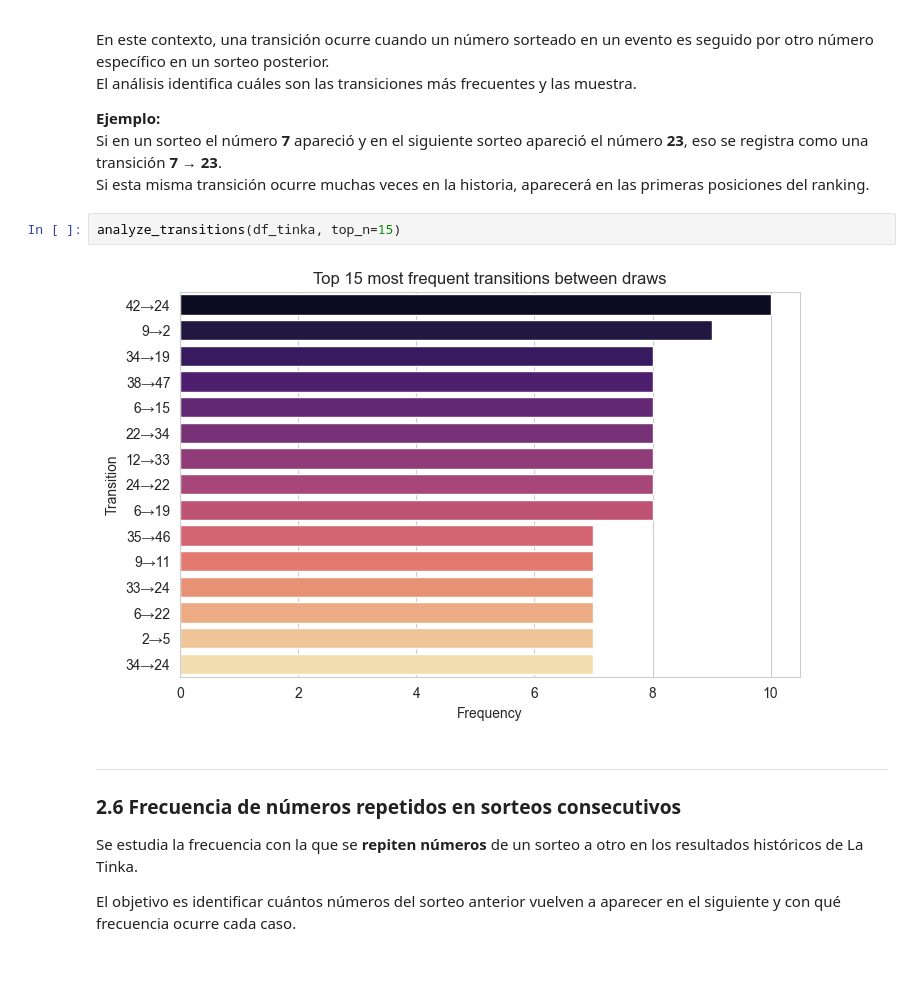
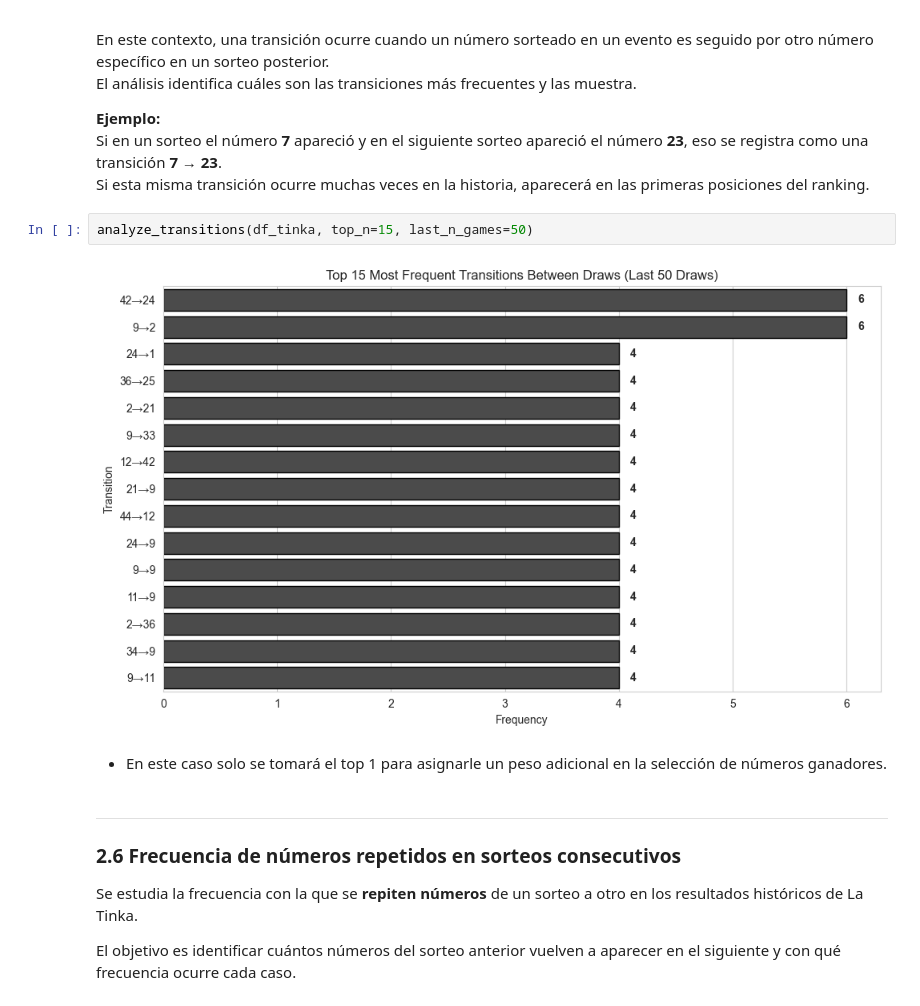
Before and after one commit to EmadScience31416/tinka-luck-model, a Jupyter notebook: Analysis/tinka_analysis.ipynb, the cells around one changed output. Drawn from its saved outputs; the diff is of its cells as text; blank space fills up the shorter version.

```diff
--- a/Analysis/tinka_analysis.ipynb
+++ b/Analysis/tinka_analysis.ipynb
@@ -211,9 +222,11 @@ El análisis identifica cuáles son las transiciones más frecuentes y las muest
 Si en un sorteo el número **7** apareció y en el siguiente sorteo apareció el número **23**, eso se registra como una transición **7 → 23**.
 Si esta misma transición ocurre muchas veces en la historia, aparecerá en las primeras posiciones del ranking.
 # %%
-analyze_transitions(df_tinka, top_n=15)
+analyze_transitions(df_tinka, top_n=15, last_n_games=50)
 # %% [output]
-[figure, old version]
+[figure, new version]
+# %% [markdown]
+- En este caso solo se tomará el top 1 para asignarle un peso adicional en la selección de números ganadores.
 # %% [markdown]
 ---
 ### 2.6 Frecuencia de números repetidos en sorteos consecutivos
```
Also changed, not shown: parts of 15 cells of this notebook, 1 other file.
